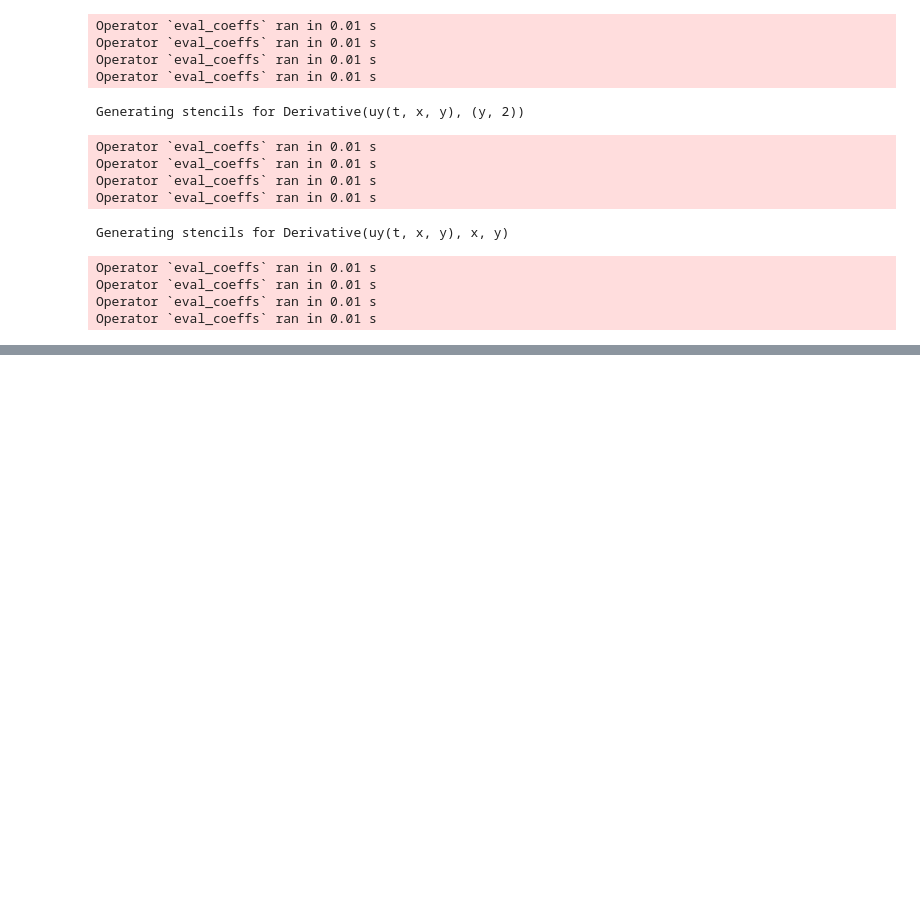
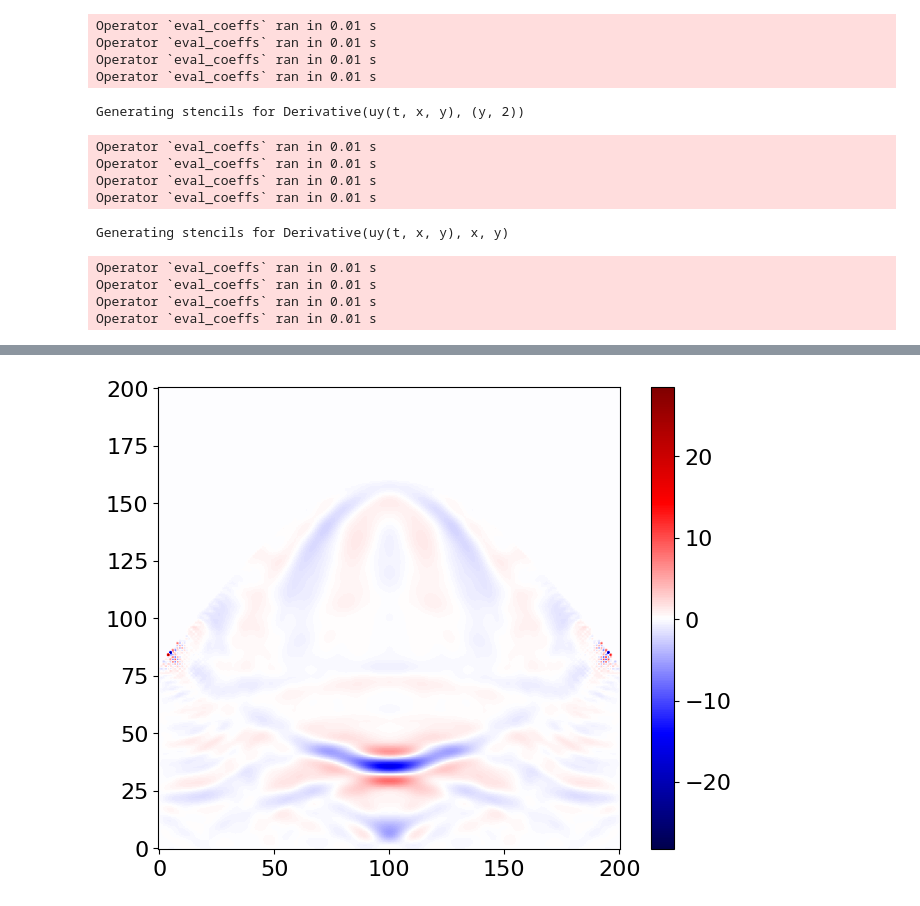
Before and after one commit to devitocodes/schism, a Jupyter notebook: examples/19_elastic_2nd_order_sinusoid.ipynb, the cells around one changed output, grey strips where cells are left out. Cells and saved outputs as stored; diff of their text form; code cells hidden in the pictures; blank space fills up the shorter version.

```diff
--- a/examples/19_elastic_2nd_order_sinusoid.ipynb
+++ b/examples/19_elastic_2nd_order_sinusoid.ipynb
@@ -190,0 +267,6 @@ assert np.isclose(np.linalg.norm(uy.data), 81.650444)
+# %%
+plt.imshow(ux.data[1].T - ux_old[1].T, origin='lower', cmap='seismic')
+plt.colorbar()
+plt.show()
+# %% [output]
+[figure, added]
```
Also changed, not shown: parts of 12 cells of this notebook.
